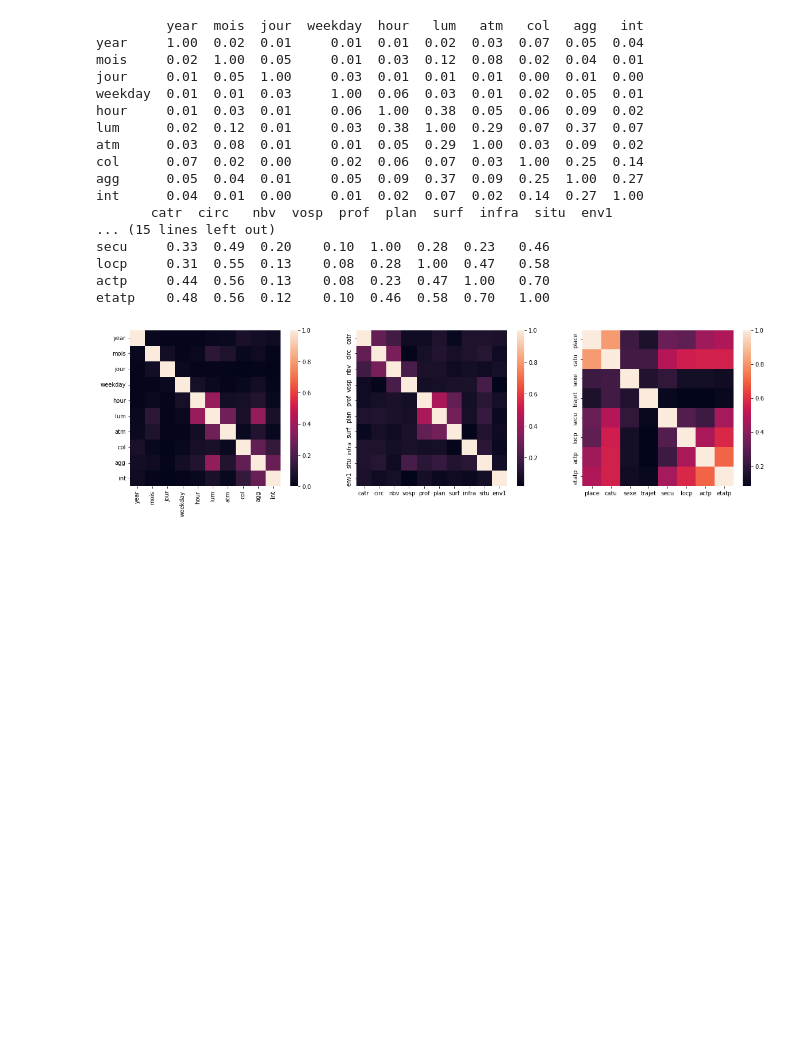
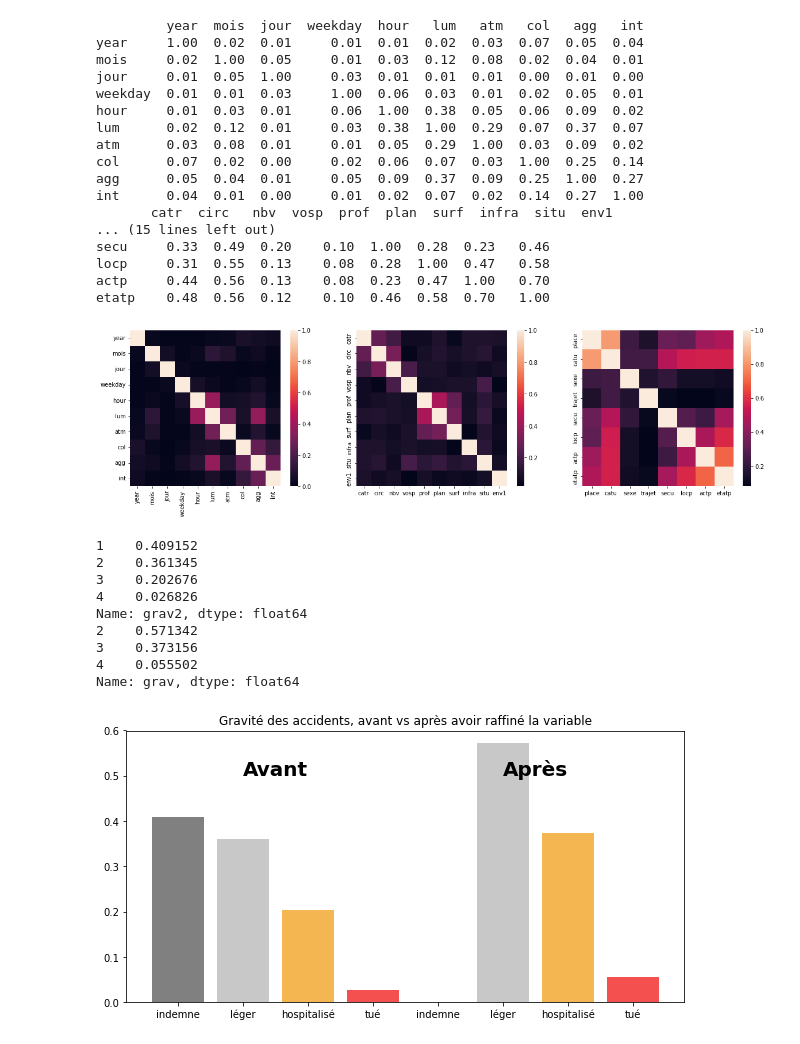
Before and after one commit to YacineHajjiDataScientist/20220814_dsProject, a Jupyter notebook: 20220821_projectDS.ipynb, the cells around one changed output. Drawn from its saved outputs; the diff is of its cells as text; code cells hidden in the pictures; blank space fills up the shorter version.

```diff
--- a/20220821_projectDS.ipynb
+++ b/20220821_projectDS.ipynb
@@ -1735,3 +1720,28 @@ locp     0.31  0.55  0.13    0.08  0.28  1.00  0.47   0.58
 actp     0.44  0.56  0.13    0.08  0.23  0.47  1.00   0.70
 etatp    0.48  0.56  0.12    0.10  0.46  0.58  0.70   1.00
 [figure]
+# %%
+# Proportions
+print(dfUsagers.grav2.value_counts(normalize=True))
+print(dfCarac.grav.value_counts(normalize=True))
+
+# Display plot
+plt.figure(figsize=(10, 5))
+plt.bar([1, 2, 3, 4], dfUsagers.grav2.value_counts(normalize=True), label='Exemple 1', color=['grey', '#C8C8C8', '#F4B650', '#F45050'])
+plt.bar([6, 7, 8], dfCarac.grav.value_counts(normalize=True), label='Exemple 2', color=['#C8C8C8', '#F4B650', '#F45050'])
+plt.ylim([0, 0.6])
+plt.xticks(ticks=np.arange(1, 9, 1), labels=['indemne', 'léger', 'hospitalisé', 'tué', 'indemne', 'léger', 'hospitalisé', 'tué'])
+plt.title('Gravité des accidents, avant vs après avoir raffiné la variable')
+plt.text(2, 0.5, 'Avant', weight='bold', fontsize=20)
+plt.text(6, 0.5, 'Après', weight='bold', fontsize=20);
+# %% [output]
+1    0.409152
+2    0.361345
+3    0.202676
+4    0.026826
+Name: grav2, dtype: float64
+2    0.571342
+3    0.373156
+4    0.055502
+Name: grav, dtype: float64
+[figure, added]
```
Also changed, not shown: parts of 1 cell of this notebook.
